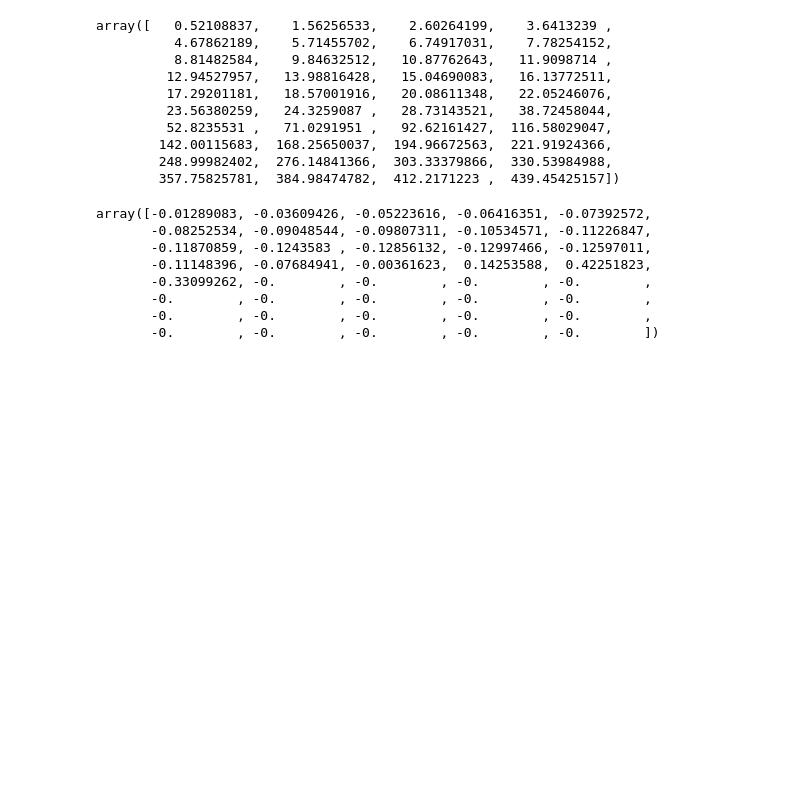
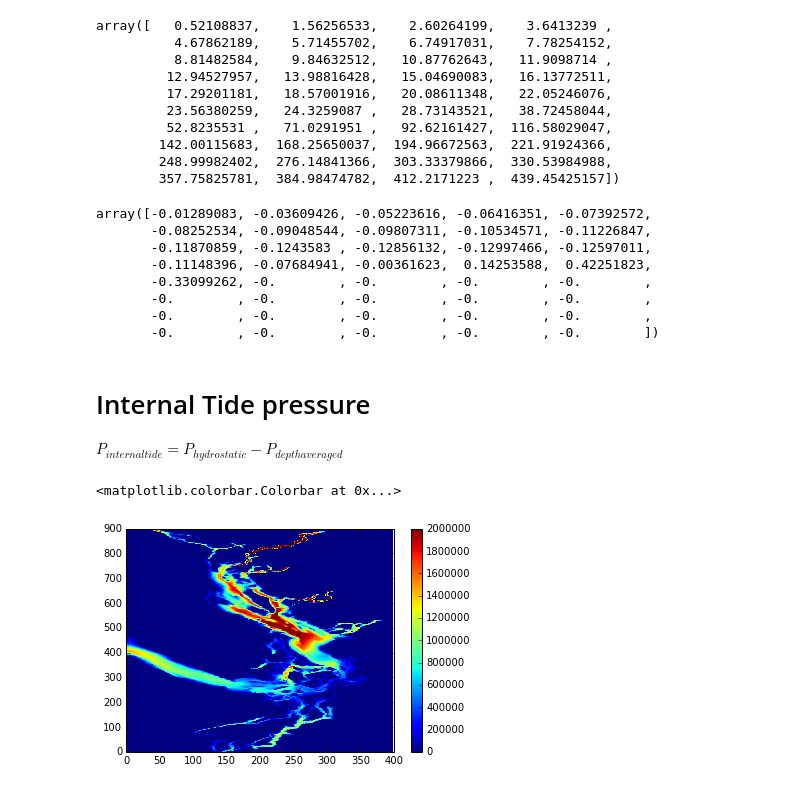
Before and after one commit to SalishSeaCast/analysis-nancy, a Jupyter notebook: notebooks/energy_flux/Hydrostatic pressure - development.ipynb, the cells around one changed output. Drawn from its saved outputs; the diff is of its cells as text; code cells hidden in the pictures; blank space fills up the shorter version.

```diff
--- a/notebooks/energy_flux/Hydrostatic pressure - development.ipynb
+++ b/notebooks/energy_flux/Hydrostatic pressure - development.ipynb
@@ -99,3 +102,24 @@ array([-0.01289083, -0.03609426, -0.05223616, -0.06416351, -0.07392572,
        -0.        , -0.        , -0.        , -0.        , -0.        ,
        -0.        , -0.        , -0.        , -0.        , -0.        ,
        -0.        , -0.        , -0.        , -0.        , -0.        ])
+# %% [markdown]
+# Internal Tide pressure
+
+$ P_{internal tide} = P_{hydrostatic} - P_{depth averaged}$
+# %%
+def depth_average(p, e3t, tmask):
+    H = np.sum(e3t*tmask,axis=1)
+    p_integral = np.sum(p*e3t*tmask,axis=1)
+
+    p_davg = p_integral/H
+    p_davg = np.nan_to_num(p_davg)
+
+    return p_davg
+# %%
+p_davg = depth_average(p_t, grids['e3t_t'][0:t], tmask )
+# %%
+plt.pcolormesh(p_davg[0,...],vmin=0,vmax=2*10**6)
+plt.colorbar()
+# %% [output]
+<matplotlib.colorbar.Colorbar at 0x...>
+[figure, added]
```
Also changed, not shown: parts of 11 cells of this notebook.
